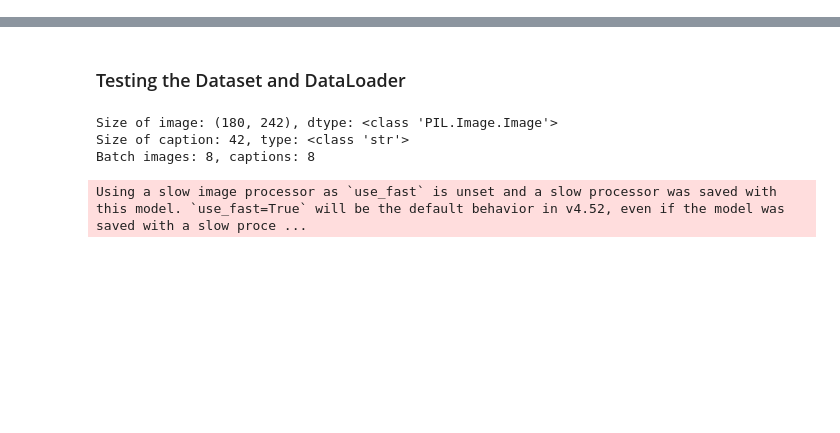
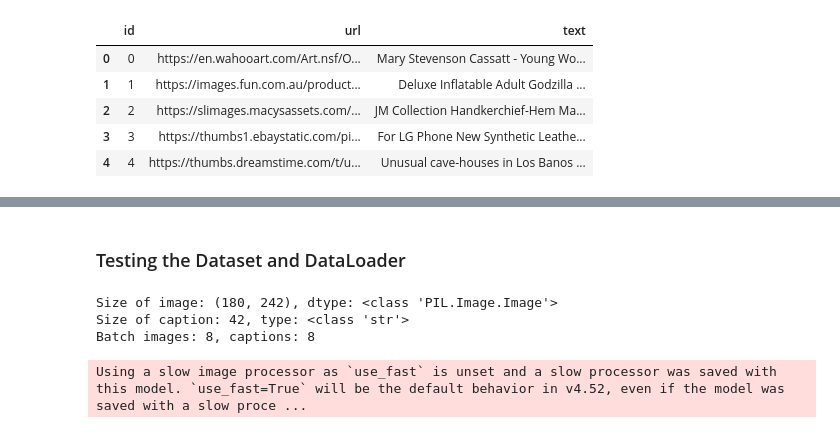
Before and after one commit to SyamMohan2103/Image_to_Image_Diffusion, a Jupyter notebook: model_building.ipynb, the cells around one changed output, grey strips where cells are left out. Drawn from its saved outputs; the diff is of its cells as text; code cells hidden in the pictures; blank space fills up the shorter version.

```diff
--- a/model_building.ipynb
+++ b/model_building.ipynb
@@ -56,3 +59,35 @@ import matplotlib.pyplot as plt
 #         caption = str(row[self.caption_col])
 #         img = Image.open(img_path).convert("RGB")
 #         return img, caption
+# %%
+def read_jsonl_file(file_path):
+    """
+    Reads a JSONL file and returns a list of Python dictionaries,
+    where each dictionary represents a JSON object from a line in the file.
+    """
+    data = []
+    try:
+        with open(file_path, 'r', encoding='utf-8') as f:
+            for line in f:
+                # Strip whitespace and check if the line is not empty
+                stripped_line = line.strip()
+                if stripped_line:
+                    try:
+                        json_object = json.loads(stripped_line)
+                        data.append(json_object)
+                    except json.JSONDecodeError as e:
+                        print(f"Error decoding JSON on line: {stripped_line}. Error: {e}")
+    except FileNotFoundError:
+        print(f"Error: The file '{file_path}' was not found.")
+    except Exception as e:
+        print(f"An unexpected error occurred: {e}")
+    return data
+
+file_name = 'laion_metadata_kp.jsonl' # Replace with your JSONL file name
+jsonl_data = read_jsonl_file(file_name)
+
+if jsonl_data:
+    print(f"Successfully loaded {len(jsonl_data)} JSON objects from '{file_name}'.")
+    # You can now work with the list of dictionaries
+    for item in jsonl_data[:3]: # Print the first 3 items for demonstration
+        print(item)
@@ -58,0 +99,10 @@ import matplotlib.pyplot as plt
+# %%
+metadata_df = pd.DataFrame(jsonl_data)
+metadata_df.head()
+# %% [output]
+|  | id | url | text |
+| 0 | 0 | https://en.wahooart.com/Art.nsf/O... | Mary Stevenson Cassatt - Young Wo... |
+| 1 | 1 | https://images.fun.com.au/product... | Deluxe Inflatable Adult Godzilla ... |
+| 2 | 2 | https://slimages.macysassets.com/... | JM Collection Handkerchief-Hem Ma... |
+| 3 | 3 | https://thumbs1.ebaystatic.com/pi... | For LG Phone New Synthetic Leathe... |
+| 4 | 4 | https://thumbs.dreamstime.com/t/u... | Unusual cave-houses in Los Banos ... |
```
Also changed, not shown: parts of 17 cells of this notebook.
